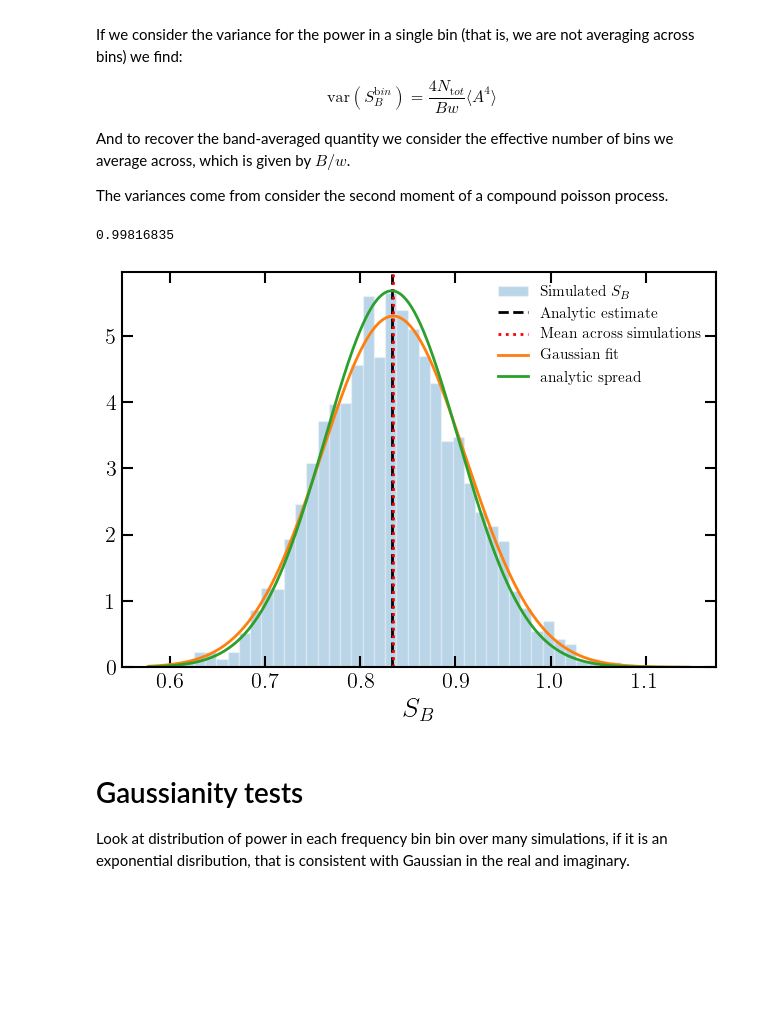
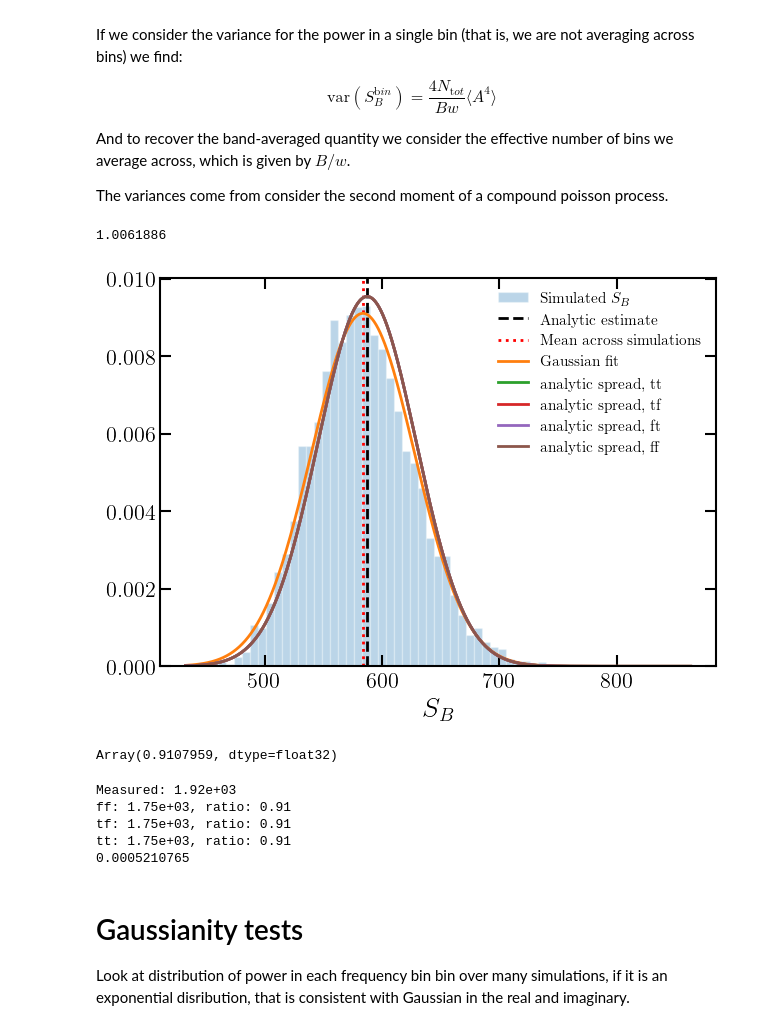
Before and after one commit to meyers-academic/gb_spike_slab, a Jupyter notebook: tophat_populations/top_hat_toy_model.ipynb, the cells around one changed output. Cells and saved outputs as stored; diff of their text form; code cells hidden in the pictures; blank space fills up the shorter version.

```diff
--- a/tophat_populations/top_hat_toy_model.ipynb
+++ b/tophat_populations/top_hat_toy_model.ipynb
@@ -67,18 +67,18 @@ print(shutil.which('pdflatex'))
 # %%
 Tobs = 86400 * 30
 flow = 1e-4
-fhigh = 1e-3
+fhigh = 2e-4
 df = 1 / Tobs
 
 # rho cutoff
-rho_th = 5
+rho_th = 100
 
 # number of sources
-N_sources = 200
+N_sources = 100
 
 # spectral index and low
 # cutoff on amplitude distribution
-alpha = 4
+alpha = 3.99
 A_lower = 1e-3
 
 
@@ -87,7 +87,7 @@ A_lower = 1e-3
 psd_level = 2.111
 
 # width in frequency space
-w = .7e-4
+w = 10/Tobs
 
 mu = N_sources * w / (fhigh - flow)
 print('mu (sources per bin)', mu)
@@ -97,7 +97,6 @@ print(fdot)
 
 frequencies = np.arange(flow, fhigh + df, df)
 Nbins = frequencies.size
-print(Nbins)
 
 
 # our waveforms will be just postive frequencies \tilde h(f).
@@ -105,7 +104,7 @@ print(Nbins)
 # that gives us a factor of 4.
 fake_noise_fd = (np.random.randn(Nbins) + 1j * np.random.randn(Nbins)) * np.sqrt(psd_level * Tobs / 4)
 
-plt.plot(frequencies, jnp.abs(tophat_fd_waveform(1, 5e-4, 0, fdot, frequencies)), '-o')
+plt.plot(frequencies, jnp.abs(tophat_fd_waveform(1, 1.5e-4, 0, fdot, frequencies)), '-o')
 plt.xlabel("Frequency [Hz]")
 plt.savefig("plots/example_waveform.pdf")
 plt.show()
@@ -162,6 +152,9 @@ plt.show()
 # %%
 from scipy.stats import poisson
 # %%
+
+
+
 # Fake sources
 from tqdm import tqdm
 Sconfs = []
@@ -171,10 +164,14 @@ correlations = []
 # make them small such that none are above threshold
 # A_lower = 1e-3
 # N_sources = 100
+Ath, Sconf, var_Sconf_ff = get_threshold_and_conf_noise_for_powerlaw(Tobs, fhigh - flow, psd_level, N_sources, alpha, rho_th, A_lower, w, phase_variance=False, N_variance=False)
+_, _, var_Sconf_tf = get_threshold_and_conf_noise_for_powerlaw(Tobs, fhigh - flow, psd_level, N_sources, alpha, rho_th, A_lower, w, phase_variance=True, N_variance=False)
+_, _, var_Sconf_tt = get_threshold_and_conf_noise_for_powerlaw(Tobs, fhigh - flow, psd_level, N_sources, alpha, rho_th, A_lower, w, phase_variance=True, N_variance=True)
+_, _, var_Sconf_ft = get_threshold_and_conf_noise_for_powerlaw(Tobs, fhigh - flow, psd_level, N_sources, alpha, rho_th, A_lower, w, phase_variance=False, N_variance=True)
 for ii in tqdm(range(5000)):
 
-    # poisson on actual number
-    Ns = poisson.rvs(N_sources)
+    # No poisson on actual number
+    Ns = N_sources# poisson.rvs(N_sources)
 
     # central frequencies...draw from the full band
     fcenters = np.random.rand(Ns) * (fhigh - flow) + (flow) # move away from the edges
@@ -184,7 +181,7 @@ for ii in tqdm(range(5000)):
     phi_centers = np.random.rand(Ns) * 2 * jnp.pi
 
     # Use the mean to get the threshold for confusion noise
-    Ath, Sconf, var_Sconf = get_threshold_and_conf_noise_for_powerlaw(Tobs, fhigh - flow, psd_level, N_sources, alpha, rho_th, A_lower, 0)
+
 
     # a bit of a circular test here...but it's giving consistent results
     # need to calculate the cutoff...do decide which waveforms to cut.
@@ -273,29 +271,54 @@ The variances come from consider the second moment of a compound poisson process
 # %%
 
 
 from scipy.stats import norm
 S_band_averaged_simulations = np.mean(simulated_power_spectra, axis=1)
 plt.hist(S_band_averaged_simulations, bins='auto', density=True, alpha=0.3, edgecolor='w', label='Simulated $S_B$')
 ax = plt.gca()
 ax.axvline(Sconfs[0], c='k', ls='--', label='Analytic estimate')
 ax.axvline(np.mean(S_band_averaged_simulations), c='r', ls=':', label='Mean across simulations')
 
 print(Sconfs[0] / np.mean(S_band_averaged_simulations))
 plt.xlabel("$S_{B}$")
 # plt.yscale("log")
-plt.plot(np.linspace(min(S_band_averaged_simulations), max(S_band_averaged_simulations), num=1000),
-         norm.pdf(np.linspace(min(S_band_averaged_simulations), max(S_band_averaged_simulations), num=1000),
+xvals = np.linspace(min(S_band_averaged_simulations), max(S_band_averaged_simulations), num=1000)
+plt.plot(xvals,
+         norm.pdf(xvals,
                   loc=np.mean(S_band_averaged_simulations), scale=np.std(S_band_averaged_simulations)),
          label='Gaussian fit')
-plt.plot(np.linspace(min(S_band_averaged_simulations), max(S_band_averaged_simulations), num=1000), norm.pdf(np.linspace(min(S_band_averaged_simulations), max(S_band_averaged_simulations), num=1000), loc=Sconfs[0], scale=np.sqrt(var_Sconf)),
-         label='analytic spread')
+plt.plot(xvals, norm.pdf(xvals, loc=Sconfs[0], scale=np.sqrt(var_Sconf_tt)),
+         label='analytic spread, tt')
+plt.plot(xvals, norm.pdf(xvals, loc=Sconfs[0], scale=np.sqrt(var_Sconf_tf)),
+         label='analytic spread, tf')
+plt.plot(xvals, norm.pdf(xvals, loc=Sconfs[0], scale=np.sqrt(var_Sconf_ft)),
+         label='analytic spread, ft')
+plt.plot(xvals, norm.pdf(xvals, loc=Sconfs[0], scale=np.sqrt(var_Sconf_ff)),
+         label='analytic spread, ff')
+
 plt.legend()
 plt.tight_layout()
 plt.savefig("plots/sb_simulations.pdf")
 plt.show()
 # %% [output]
-0.99816835
+1.0061886
-[figure, old version]
+[figure, new version]
+# %%
+var_Sconf_tt / np.var(S_band_averaged_simulations)
+# %% [output]
+Array(0.9107959, dtype=float32)
+# %%
+measured_var = np.var([np.mean(m) for m in simulated_power_spectra])
+print(f"Measured: {measured_var:.2e}")
+print(f"ff: {var_Sconf_ff:.2e}, ratio: {var_Sconf_ff/measured_var:.2f}")
+print(f"tf: {var_Sconf_tf:.2e}, ratio: {var_Sconf_tf/measured_var:.2f}")
+print(f"tt: {var_Sconf_tt:.2e}, ratio: {var_Sconf_tt/measured_var:.2f}")
+print((1e-3**4 * N_sources / (fhigh - flow)**2) / measured_var)
+# %% [output]
+Measured: 1.92e+03
+ff: 1.75e+03, ratio: 0.91
+tf: 1.75e+03, ratio: 0.91
+tt: 1.75e+03, ratio: 0.91
+0.0005210765
 # %% [markdown]
 # Gaussianity tests
 Look at distribution of power in each frequency bin bin over many simulations, if it is an exponential disribution, that is consistent with Gaussian in the real and imaginary.
```
Also changed, not shown: parts of 17 cells of this notebook, 36 other files.
